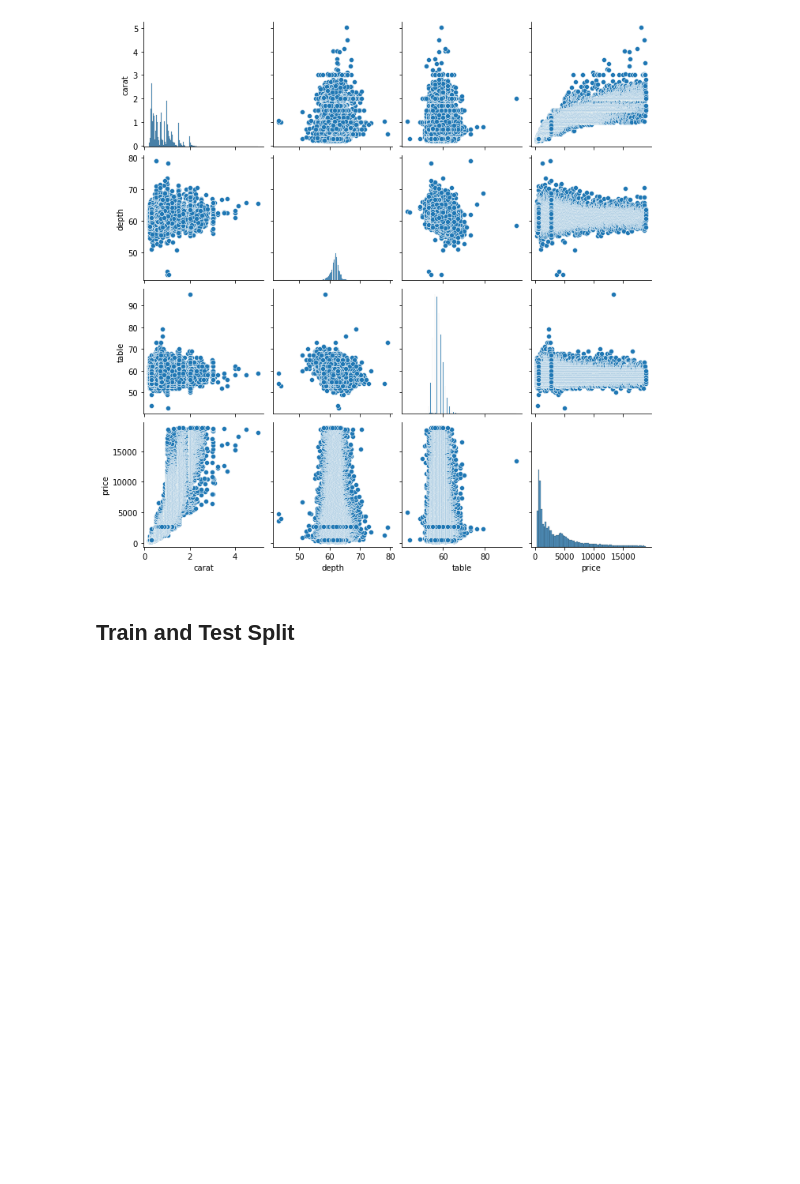
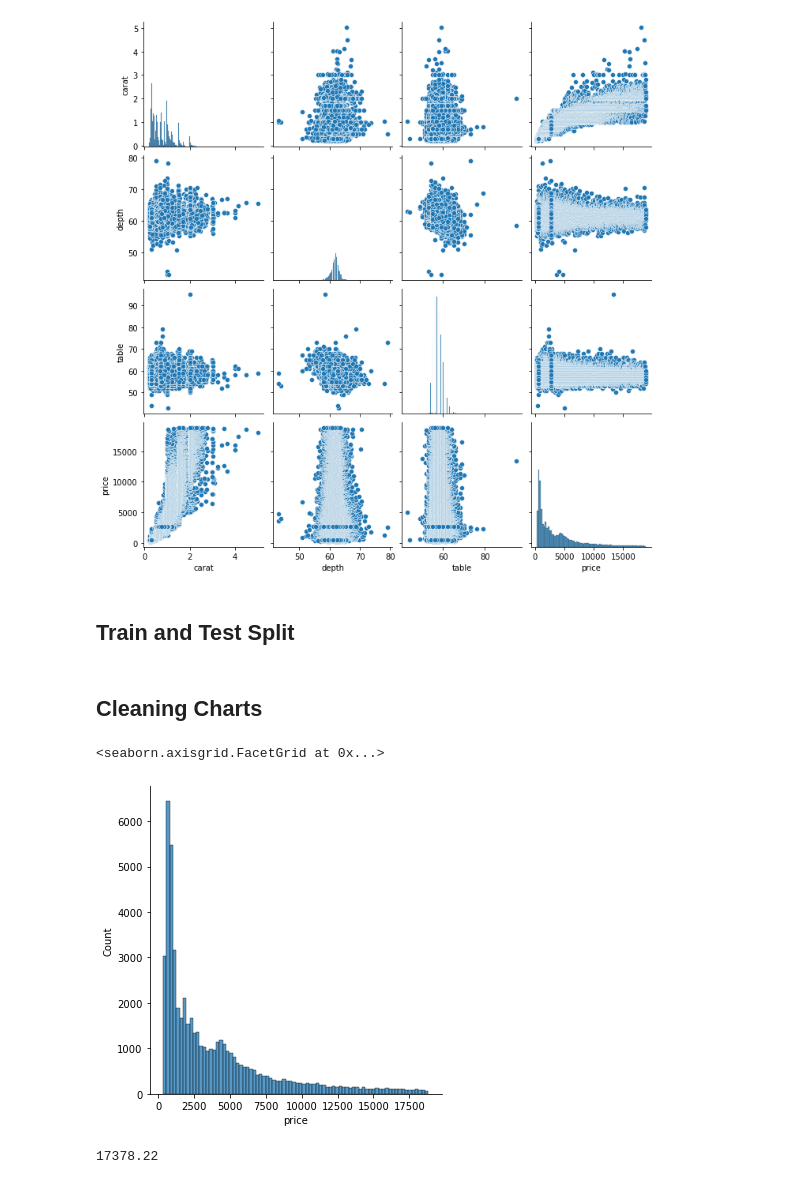
Before and after one commit to Raghad2002Mohammed/AI-project, a Jupyter notebook: Diamonds.ipynb, the cells around one changed output. Saved outputs shown, nothing was run; the diff lists cells and outputs as text; code cells hidden in the pictures; blank space fills up the shorter version.

```diff
--- a/Diamonds.ipynb
+++ b/Diamonds.ipynb
@@ -66,0 +65,13 @@ x_train,x_test,y_train,y_test=train_test_split(x,y,test_size=0.2,random_state=42
+# %% [markdown]
+ ## Cleaning Charts
+# %%
+sns.displot(data["price"])
+# %% [output]
+<seaborn.axisgrid.FacetGrid at 0x...>
+[figure, added]
+# %%
+q= data["price"].quantile(0.99)
+q
+## don't need to clear
+# %% [output]
+17378.22
```
Also changed, not shown: parts of 6 cells of this notebook.
